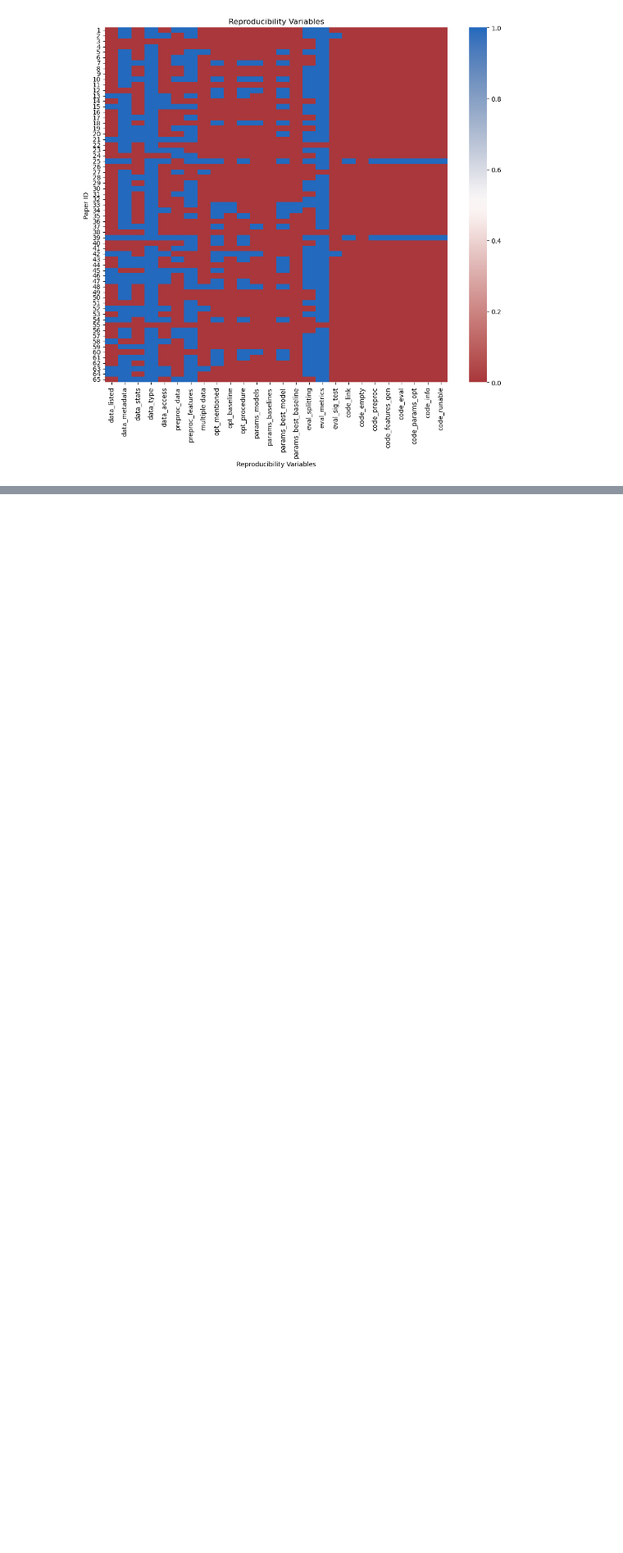
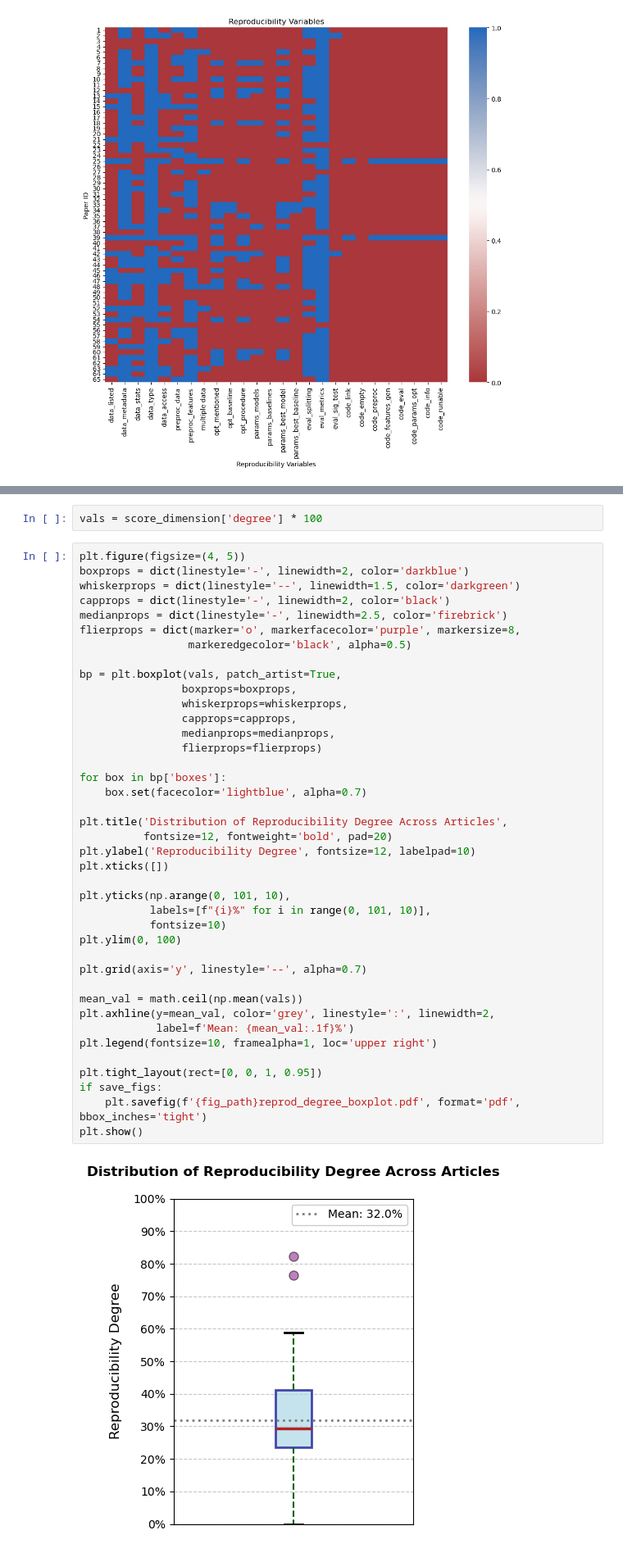
Before and after one commit to michad1111/reproducibility-analysis-ml-based-fdd-hvac, a Jupyter notebook: notebooks/3_plots_for_paper.ipynb, the cells around one changed output, grey strips where cells are left out. Shown: that part at 82% size. Saved outputs shown, nothing was run; the diff lists cells and outputs as text; blank space fills up the shorter version.

```diff
--- a/notebooks/3_plots_for_paper.ipynb
+++ b/notebooks/3_plots_for_paper.ipynb
@@ -340,0 +432,44 @@ gen_heatmap(data_numeric.drop(columns=["DOI", "DOI_short", "Methodology", "Publi
+# %%
+vals = score_dimension['degree'] * 100
+# %%
+plt.figure(figsize=(4, 5))
+boxprops = dict(linestyle='-', linewidth=2, color='darkblue')
+whiskerprops = dict(linestyle='--', linewidth=1.5, color='darkgreen')
+capprops = dict(linestyle='-', linewidth=2, color='black')
+medianprops = dict(linestyle='-', linewidth=2.5, color='firebrick')
+flierprops = dict(marker='o', markerfacecolor='purple', markersize=8,
+                 markeredgecolor='black', alpha=0.5)
+
+bp = plt.boxplot(vals, patch_artist=True,
+                boxprops=boxprops,
+                whiskerprops=whiskerprops,
+                capprops=capprops,
+                medianprops=medianprops,
+                flierprops=flierprops)
+
+for box in bp['boxes']:
+    box.set(facecolor='lightblue', alpha=0.7)
+
+plt.title('Distribution of Reproducibility Degree Across Articles',
+          fontsize=12, fontweight='bold', pad=20)
+plt.ylabel('Reproducibility Degree', fontsize=12, labelpad=10)
+plt.xticks([])
+
+plt.yticks(np.arange(0, 101, 10),
+           labels=[f"{i}%" for i in range(0, 101, 10)],
+           fontsize=10)
+plt.ylim(0, 100)
+
+plt.grid(axis='y', linestyle='--', alpha=0.7)
+
+mean_val = math.ceil(np.mean(vals))
+plt.axhline(y=mean_val, color='grey', linestyle=':', linewidth=2,
+            label=f'Mean: {mean_val:.1f}%')
+plt.legend(fontsize=10, framealpha=1, loc='upper right')
+
+plt.tight_layout(rect=[0, 0, 1, 0.95])
+if save_figs:
+    plt.savefig(f'{fig_path}reprod_degree_boxplot.pdf', format='pdf', bbox_inches='tight')
+plt.show()
+# %% [output]
+[figure, added]
```
Also changed, not shown: parts of 8 cells of this notebook, 13 other files.
